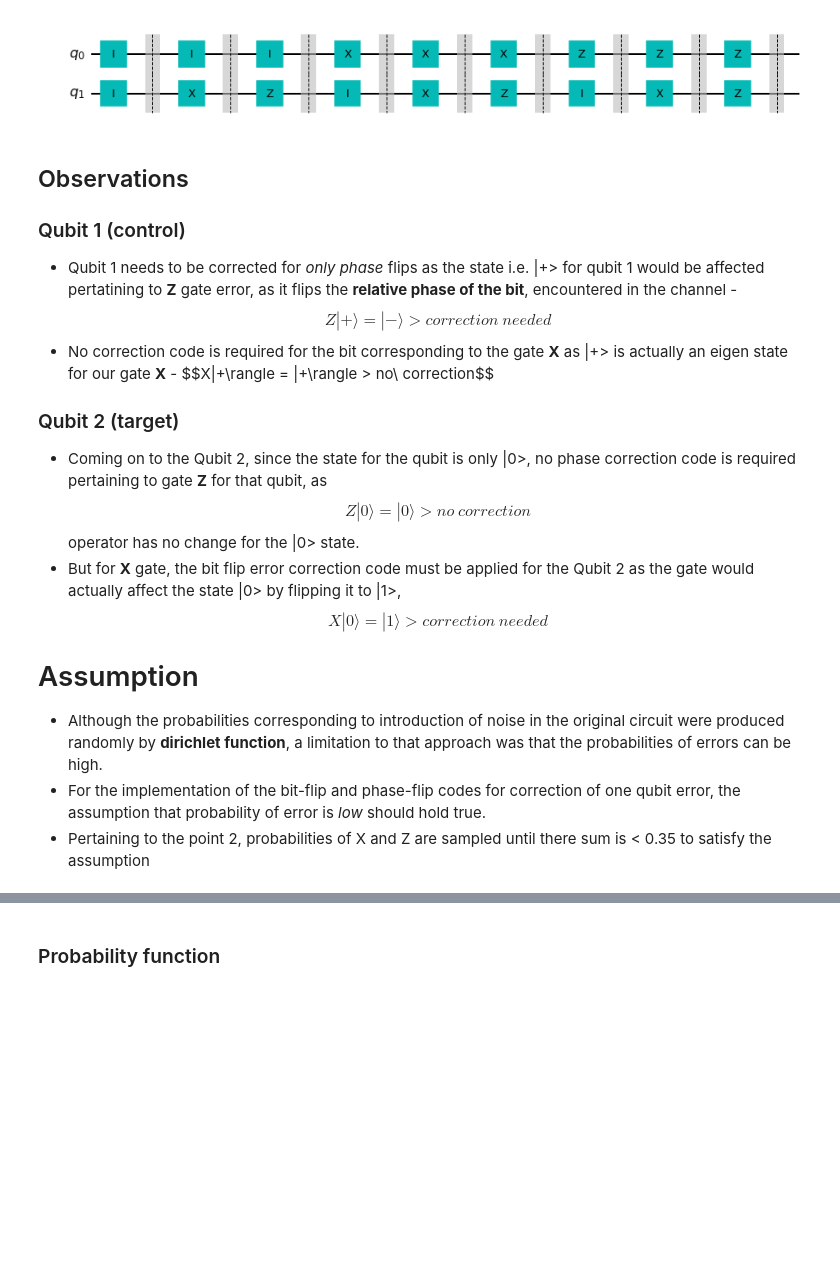
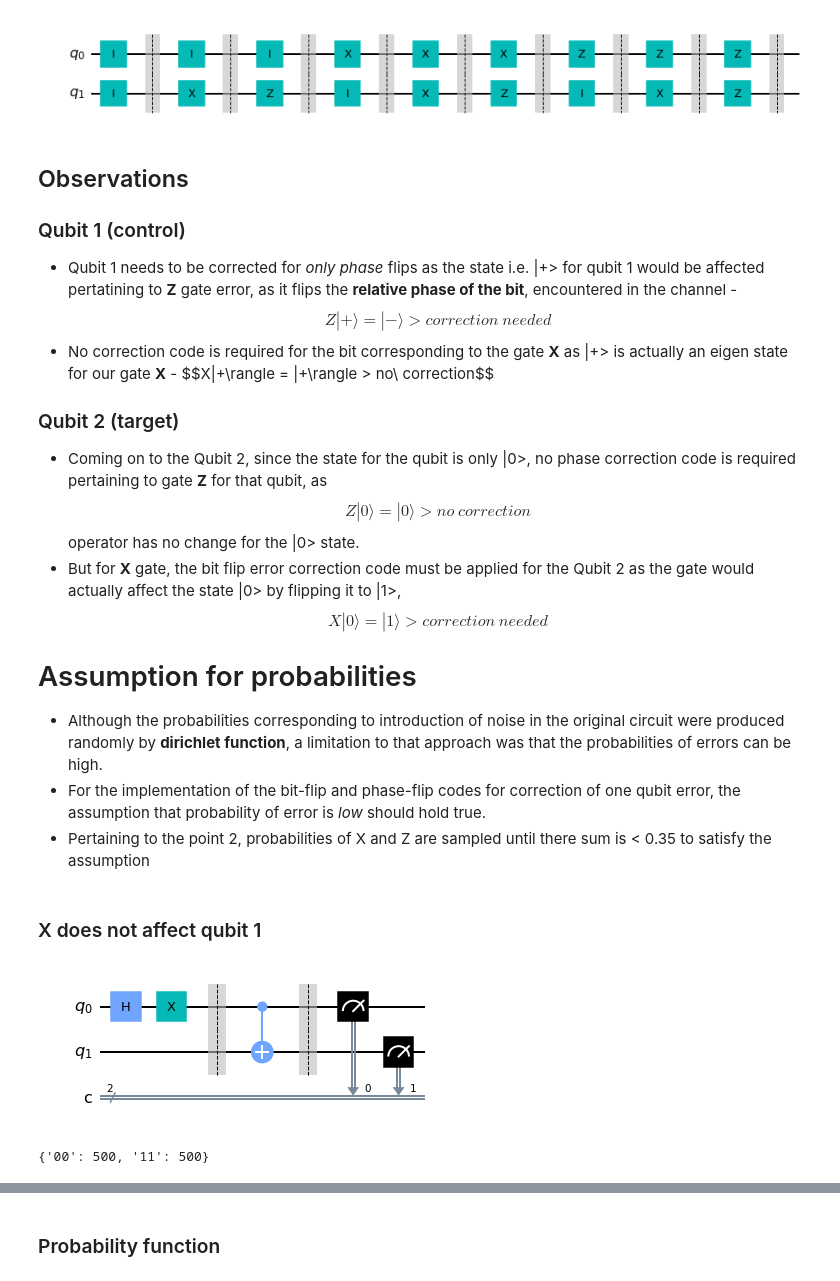
Before and after one commit to TheGupta2012/QOSF-Screening, a Jupyter notebook: Screening Task2 - Detecting Errors.ipynb, the cells around one changed output, grey strips where cells are left out. Drawn from its saved outputs; the diff is of its cells as text; code cells hidden in the pictures; blank space fills up the shorter version.

```diff
--- a/Screening Task2 - Detecting Errors.ipynb
+++ b/Screening Task2 - Detecting Errors.ipynb
@@ -154,14 +157,33 @@ All the possible errors that may occur in the channel :
 ## Observations
 
 ### Qubit 1 (control)
-- Qubit 1 needs to be corrected for *only phase* flips as the state i.e. |+> for qubit 1 would be affected pertatining to **Z** gate error, as it flips the **relative phase of the bit**, encountered in the channel - $$Z|+\rangle = |-\rangle > correction\ needed$$
-- No correction code is required for the bit corresponding to the gate **X** as |+> is actually an eigen state for our gate **X** - $$X|+\rangle = |+\rangle > no\ correction\$$
+- Qubit 1 needs to be corrected for *only phase* flips as the state i.e. |+> for qubit 1 would be affected pertatining to **Z** gate error, as it flips the **relative phase of the bit**, encountered in the channel -
+$$Z|+\rangle = |-\rangle > correction\ needed$$
+- No correction code is required for the bit corresponding to the gate **X** as |+> is actually an eigen state for our gate **X** -
+$$X|+\rangle = |+\rangle > no\ correction\$$
 
 ### Qubit 2 (target)
 - Coming on to the Qubit 2, since the state for the qubit is only |0>, no phase correction code is required pertaining to gate **Z** for that qubit, as $$Z|0\rangle=|0\rangle > no\ correction$$ operator has no change for the |0> state.
 - But for **X** gate, the bit flip error correction code must be applied for the Qubit 2 as the gate would actually affect the state |0> by flipping it to |1>, $$X|0\rangle = |1\rangle > correction\ needed$$
 
-# Assumption
+# Assumption for probabilities
 - Although the probabilities corresponding to introduction of noise in the original circuit were produced randomly by **dirichlet function**, a limitation to that approach was that the probabilities of errors can be high.
 - For the implementation of the bit-flip and phase-flip codes for correction of one qubit error, the assumption that probability of error is *low* should hold true.
 - Pertaining to the point 2, probabilities of X and Z are sampled until there sum is < 0.35 to satisfy the assumption
+# %% [markdown]
+### X does not affect qubit 1
+# %%
+q = QuantumCircuit(2,2)
+q.h(0)
+q.x(0)
+q.barrier()
+q.cx(0,1)
+q.barrier()
+q.measure([0,1],[0,1])
+# q.measure([1,2],[1,2])
+display(q.draw(output='mpl'))
+counts = execute(q,backend=Aer.get_backend('qasm_simulator'),shots=1000).result().get_counts()
+print(counts)
+# %% [output]
+[figure, added]
+{'00': 500, '11': 500}
```
Also changed, not shown: parts of 35 cells of this notebook, 3 other files.
